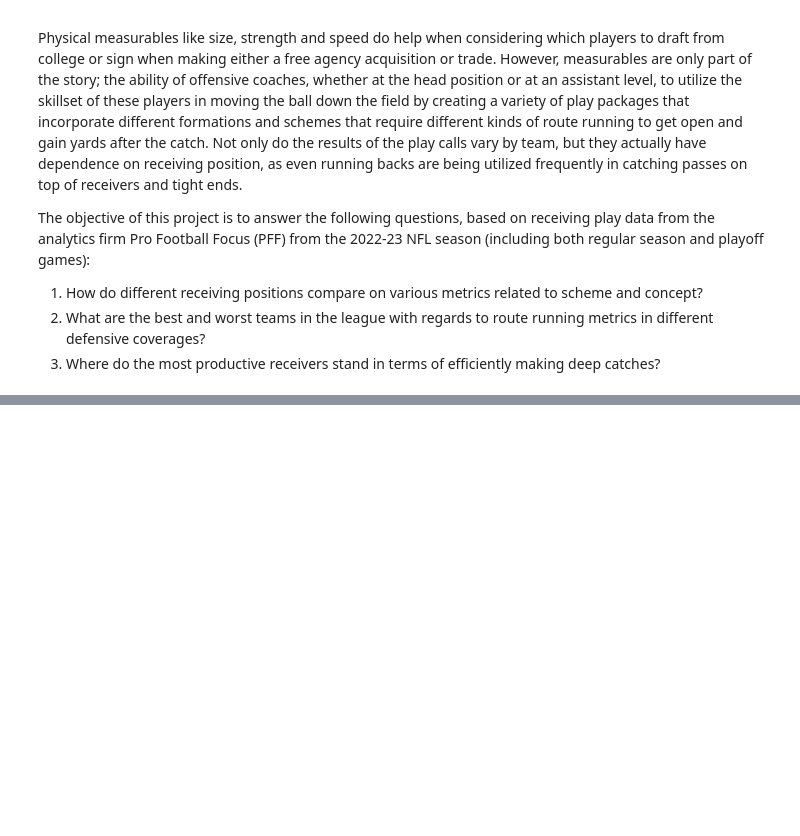
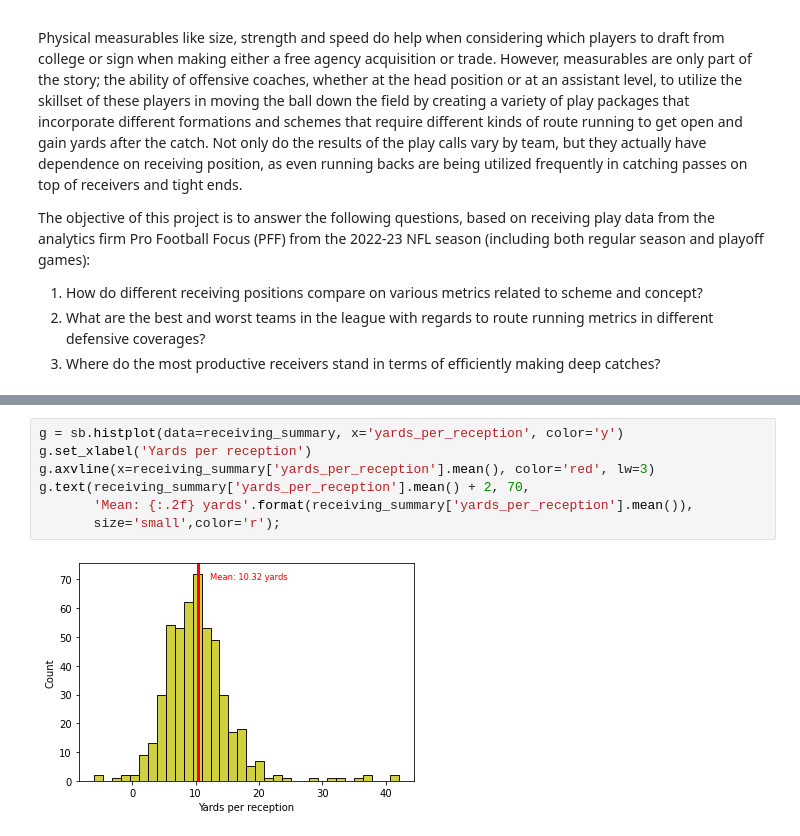
Before and after one commit to kchander92/NYCDSA-Data-Analysis-Project, a Jupyter notebook: Data Analysis Project Krishnan Chander.ipynb, the cells around one changed output, grey strips where cells are left out. Drawn from its saved outputs; the diff is of its cells as text; blank space fills up the shorter version.

```diff
--- a/Data Analysis Project Krishnan Chander.ipynb
+++ b/Data Analysis Project Krishnan Chander.ipynb
@@ -12,0 +44,9 @@ The objective of this project is to answer the following questions, based on rec
+# %%
+g = sb.histplot(data=receiving_summary, x='yards_per_reception', color='y')
+g.set_xlabel('Yards per reception')
+g.axvline(x=receiving_summary['yards_per_reception'].mean(), color='red', lw=3)
+g.text(receiving_summary['yards_per_reception'].mean() + 2, 70,
+       'Mean: {:.2f} yards'.format(receiving_summary['yards_per_reception'].mean()),
+       size='small',color='r');
+# %% [output]
+[figure, added]
```
Also changed, not shown: parts of 14 cells of this notebook.
